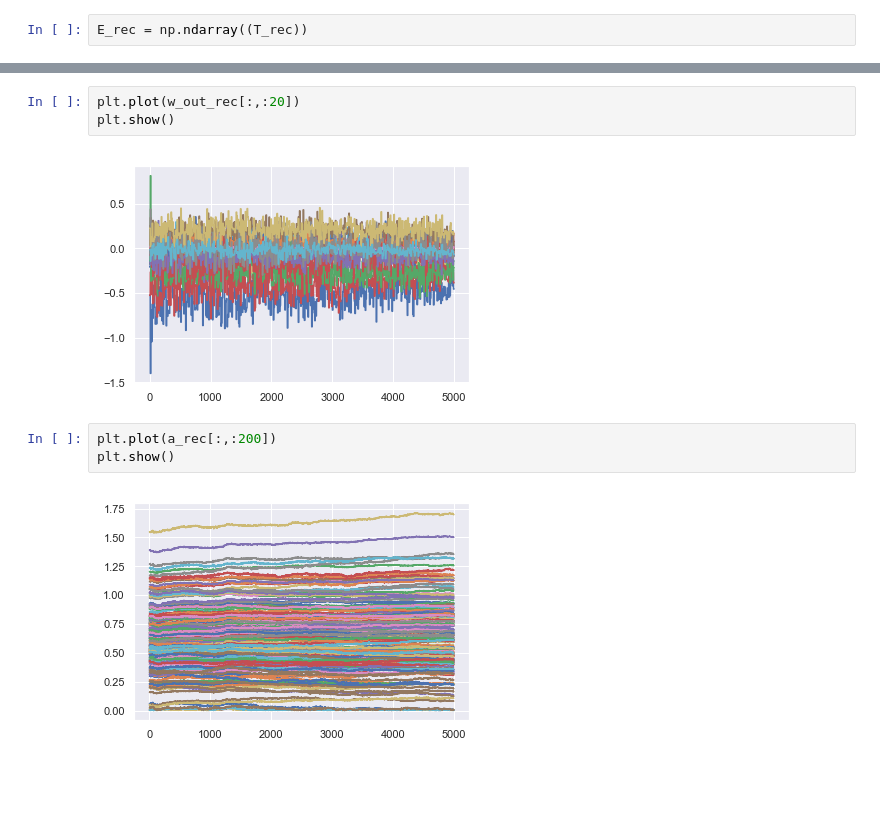
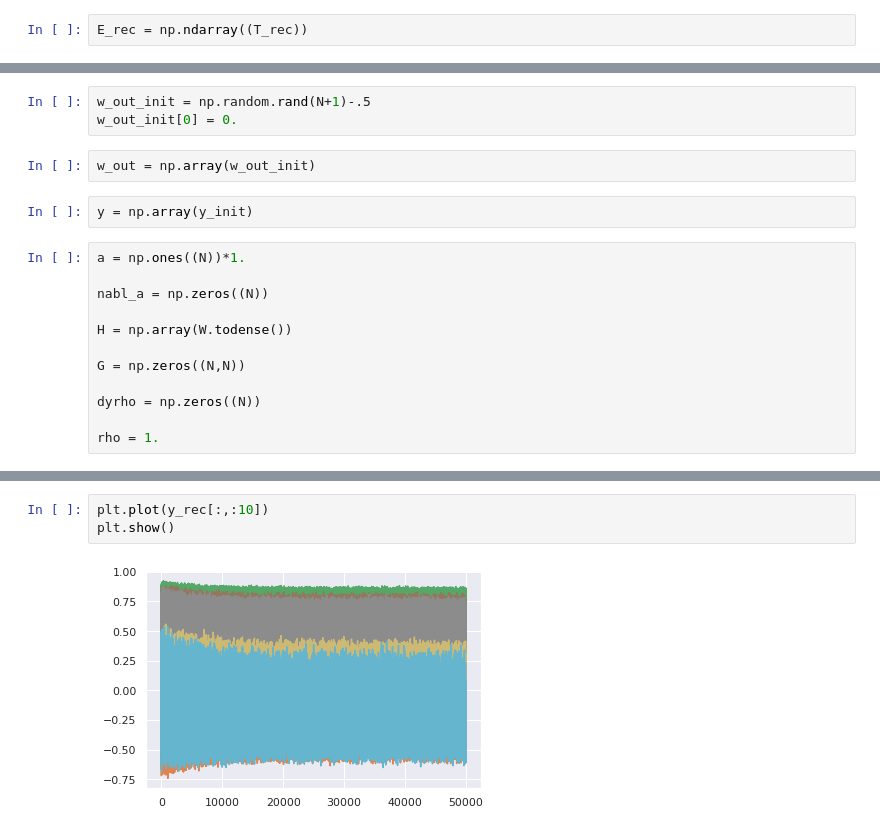
Before and after one commit to FabianSchubert/DrivenRandNetworkCriticality, a Jupyter notebook: code/RTRL_gains.ipynb, the cells around one changed output, grey strips where cells are left out. Cells and saved outputs as stored; diff of their text form; blank space fills up the shorter version.

```diff
--- a/code/RTRL_gains.ipynb
+++ b/code/RTRL_gains.ipynb
@@ -61 +85,20 @@ u_out = np.array([u_out]).T
+# %%
+w_out_init = np.random.rand(N+1)-.5
+w_out_init[0] = 0.
+# %%
+w_out = np.array(w_out_init)
+# %%
+y = np.array(y_init)
+# %%
+a = np.ones((N))*1.
+
+nabl_a = np.zeros((N))
+
+H = np.array(W.todense())
+
+G = np.zeros((N,N))
+
+dyrho = np.zeros((N))
+
+rho = 1.
 # %%
@@ -142,10 +245,5 @@ KeyboardInterrupt:
 # %%
-plt.plot(w_out_rec[:,:20])
+plt.plot(y_rec[:,:10])
 plt.show()
 # %% [output]
-[figure, old version]
+[figure, new version]
-# %%
-plt.plot(a_rec[:,:200])
-plt.show()
-# %% [output]
-[figure, removed]
```
Also changed, not shown: parts of 27 cells of this notebook, 2 other files.
